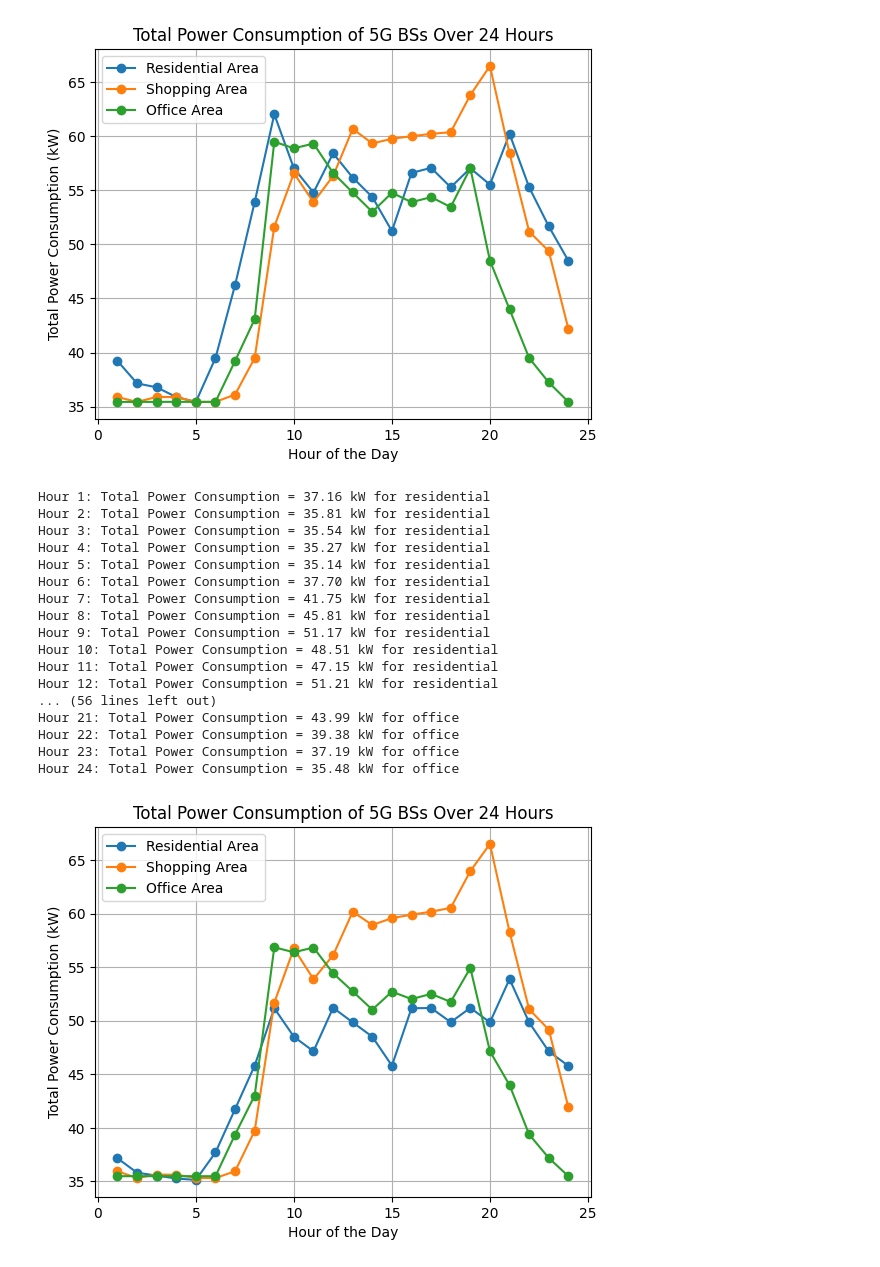
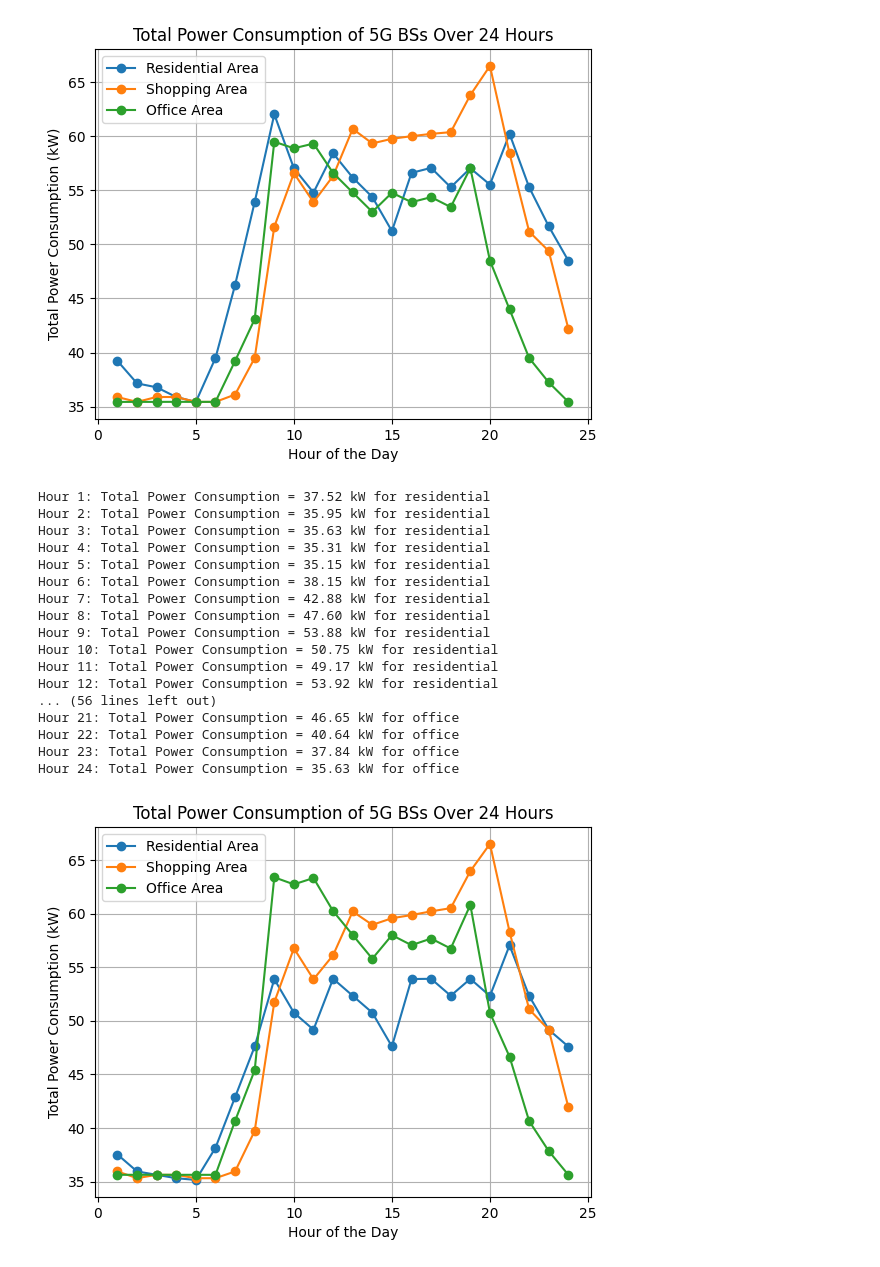
Before and after one commit to xundullah/Electric-Load-Demand-Modeling-of-5G-Base-Stations, a Jupyter notebook: LoadModel_v1.2.ipynb, the cells around one changed output. Saved outputs shown, nothing was run; the diff lists cells and outputs as text; code cells hidden in the pictures.

```diff
--- a/LoadModel_v1.2.ipynb
+++ b/LoadModel_v1.2.ipynb
@@ -541,9 +541,9 @@ P_b_BBU = 1  # Baseline power consumption of BBU [kW] (P_b,BBU)
 P_ac_pe = 0.5  # Power consumption of air conditioning and power equipment per BS [kW] (P_ac,pe(t))
 A_RE = 1  # Average amount of downlink data carried per RE [Mbps/RE] (A_RE)
 N_m = 1000  # Monte Carlo sampling times (N_m)
-total_population_residential = 3000  # Total number of terminals in residential area
-total_population_shopping = 3500  # Total number of terminals in shopping area
-total_population_office = 2700  # Total number of terminals in office area
+total_population_residential = 3500  # Total number of terminals in residential area
+total_population_shopping    = 3500  # Total number of terminals in shopping area
+total_population_office      = 3500  # Total number of terminals in office area
 
 # Activated terminals data (in percentage) for residential, shopping, and office areas
 beta_k_t_percentage = {
@@ -598,47 +598,47 @@ def monte_carlo_simulation(k, beta_k_t, N_m=1000):
 
         # Step 5: Calculate total power consumption of 5G BS in area k (Eq. 18)
         P_we_k_t_t = P_i_AAU_k_t + N_k * P_b_AAU + N_k * P_b_BBU  # Total power consumption (P_{we,k}(t))
 
         # Step 6: Calculate final total power consumption including air conditioning and power equipment (Eq. 19)
         P_we_k_t[t - 1] = P_we_k_t_t + N_k * P_ac_pe
 
     # Output the total power consumption per hour with standard formatting
     for t, P in zip(t_values, P_we_k_t):
         print(f"Hour {t}: Total Power Consumption = {P:.2f} kW for {k}")
 
     return t_values, P_we_k_t
 
 # Run the simulation for residential, shopping, and office areas
 areas = ['residential', 'shopping', 'office']
 
 for k in areas:
     t_values, P_we_k_t = monte_carlo_simulation(k, beta_k_t)
 
     # Plotting with formatted y-axis labels and comparison
     plt.plot(t_values, P_we_k_t, marker='o', label=f'{k.capitalize()} Area')
 
 plt.title("Total Power Consumption of 5G BSs Over 24 Hours")
 plt.xlabel("Hour of the Day")
 plt.ylabel("Total Power Consumption (kW)")
 plt.grid(True)
 plt.legend()
 plt.show()
 # %% [output]
-Hour 1: Total Power Consumption = 37.16 kW for residential
-Hour 2: Total Power Consumption = 35.81 kW for residential
-Hour 3: Total Power Consumption = 35.54 kW for residential
-Hour 4: Total Power Consumption = 35.27 kW for residential
-Hour 5: Total Power Consumption = 35.14 kW for residential
-Hour 6: Total Power Consumption = 37.70 kW for residential
-Hour 7: Total Power Consumption = 41.75 kW for residential
-Hour 8: Total Power Consumption = 45.81 kW for residential
-Hour 9: Total Power Consumption = 51.17 kW for residential
-Hour 10: Total Power Consumption = 48.51 kW for residential
-Hour 11: Total Power Consumption = 47.15 kW for residential
-Hour 12: Total Power Consumption = 51.21 kW for residential
+Hour 1: Total Power Consumption = 37.52 kW for residential
+Hour 2: Total Power Consumption = 35.95 kW for residential
+Hour 3: Total Power Consumption = 35.63 kW for residential
+Hour 4: Total Power Consumption = 35.31 kW for residential
+Hour 5: Total Power Consumption = 35.15 kW for residential
+Hour 6: Total Power Consumption = 38.15 kW for residential
+Hour 7: Total Power Consumption = 42.88 kW for residential
+Hour 8: Total Power Consumption = 47.60 kW for residential
+Hour 9: Total Power Consumption = 53.88 kW for residential
+Hour 10: Total Power Consumption = 50.75 kW for residential
+Hour 11: Total Power Consumption = 49.17 kW for residential
+Hour 12: Total Power Consumption = 53.92 kW for residential
 ... (56 lines left out)
-Hour 21: Total Power Consumption = 43.99 kW for office
-Hour 22: Total Power Consumption = 39.38 kW for office
-Hour 23: Total Power Consumption = 37.19 kW for office
-Hour 24: Total Power Consumption = 35.48 kW for office
+Hour 21: Total Power Consumption = 46.65 kW for office
+Hour 22: Total Power Consumption = 40.64 kW for office
+Hour 23: Total Power Consumption = 37.84 kW for office
+Hour 24: Total Power Consumption = 35.63 kW for office
-[figure, old version]
+[figure, new version]
```
